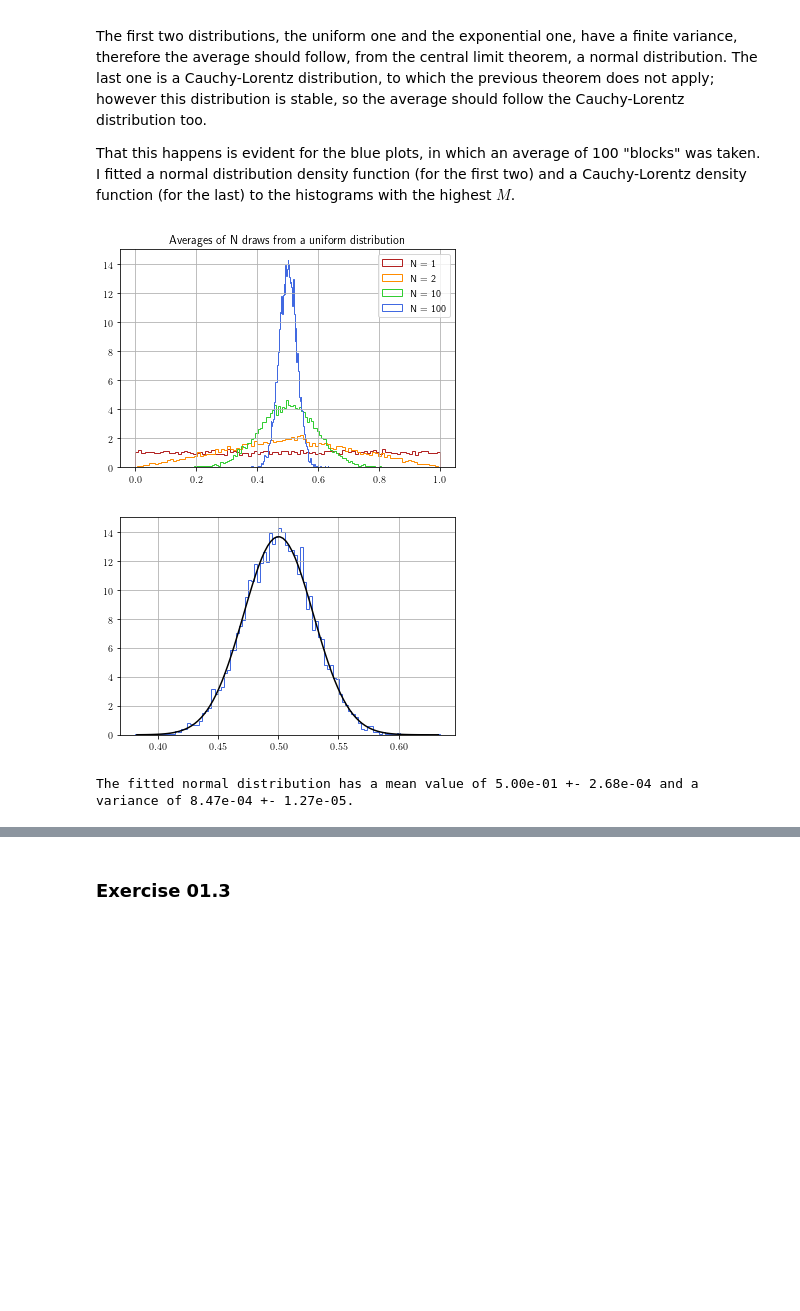
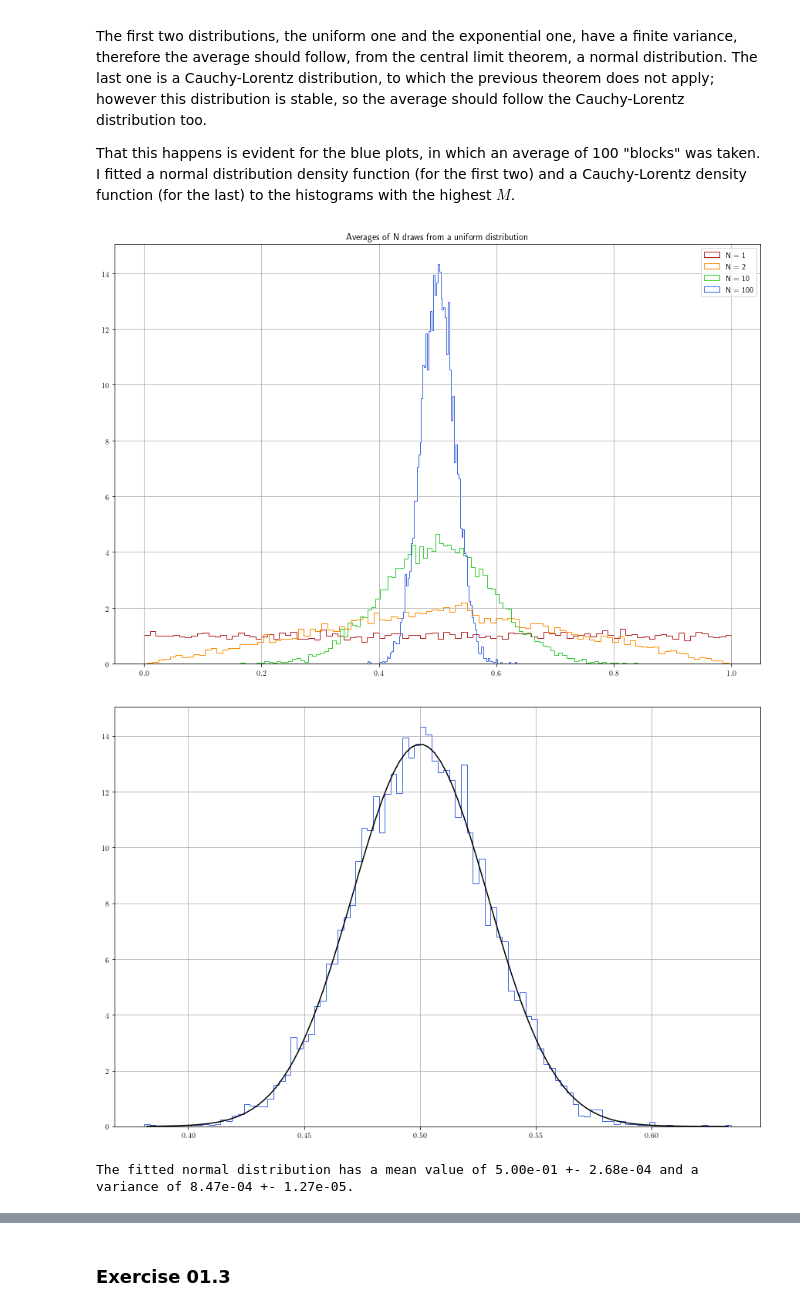
Before and after one commit to phaerrax/lab-simulazione-numerica, a Jupyter notebook: exercise01/exercise01.ipynb, the cells around one changed output, grey strips where cells are left out. Drawn from its saved outputs; the diff is of its cells as text; code cells hidden in the pictures; blank space fills up the shorter version.

Commit message:
[1-3] Make plots bigger
The plots in the past exercises notebooks were made bigger, and
sometimes a line was added to mark the value that was expected from the
simulation.

```diff
--- a/exercise01/exercise01.ipynb
+++ b/exercise01/exercise01.ipynb
@@ -93,39 +97,39 @@ d0, d1, d2, d3 = np.loadtxt(filename, skiprows = 1, unpack = True)
 
 # Plot
 # The histograms are normalized (with 'density = True') to a total area of 1.
-plt.figure(1)
+plt.figure(1, figsize = (15,10))
 plt.hist(d0, bins = n_bins, label = "N = " + n_draws[0], density = True, color = colors[0], histtype = "step")
 plt.hist(d1, bins = n_bins, label = "N = " + n_draws[1], density = True, color = colors[1], histtype = "step")
 plt.hist(d2, bins = n_bins, label = "N = " + n_draws[2], density = True, color = colors[2], histtype = "step")
 # We need to save the results of the histogram for the gaussian fit below.
 bin_values, bins, patches = plt.hist(d3, bins = n_bins, label = "N = " + n_draws[3], density = True, color = colors[3], histtype = "step")
 plt.title("Averages of N draws from a uniform distribution")
 plt.grid(True)
 plt.legend()
 
 # Gaussian fit (d3 only)
-plt.figure(2)
+plt.figure(2, figsize = (15,10))
 def gauss(x, mean, variance):
     return 1 / np.sqrt(2 * np.pi * variance) * np.exp(-(x - mean)**2 / (2 * variance))
 
 # From 'bins' create an array that contains the centre of each bin
 bin_centres = [0.5 * (bins[i + 1] + bins[i]) for i in range(len(bins) - 1)]
 
 optimal_values, covariance_matrix = curve_fit(gauss, bin_centres, bin_values, p0 = (1/2, 1))
 plt.hist(d3, bins = n_bins, label = "N = " + n_draws[3], density = True, color = colors[3], histtype = "step")
 plt.plot(bin_centres, [gauss(x, optimal_values[0], optimal_values[1]) for x in bin_centres], color = "black")
 plt.grid(True)
 
 plt.show()
 
 print("The fitted normal distribution has a mean value of "
       + "{:.2e}".format(optimal_values[0]) + " +- " + "{:.2e}".format(np.sqrt(covariance_matrix[0][0]))
       + " and a variance of "
       + "{:.2e}".format(optimal_values[1]) + " +- " + "{:.2e}".format(np.sqrt(covariance_matrix[1][1]))
       + ".")
 # %% [output]
-[figure, old version]
+[figure, new version]
-[figure, old version]
+[figure, new version]
 The fitted normal distribution has a mean value of 5.00e-01 +- 2.68e-04 and a variance of 8.47e-04 +- 1.27e-05.
 # %%
 ## Exponential distribution
```
Also changed, not shown: parts of 6 cells of this notebook, 2 other files.
